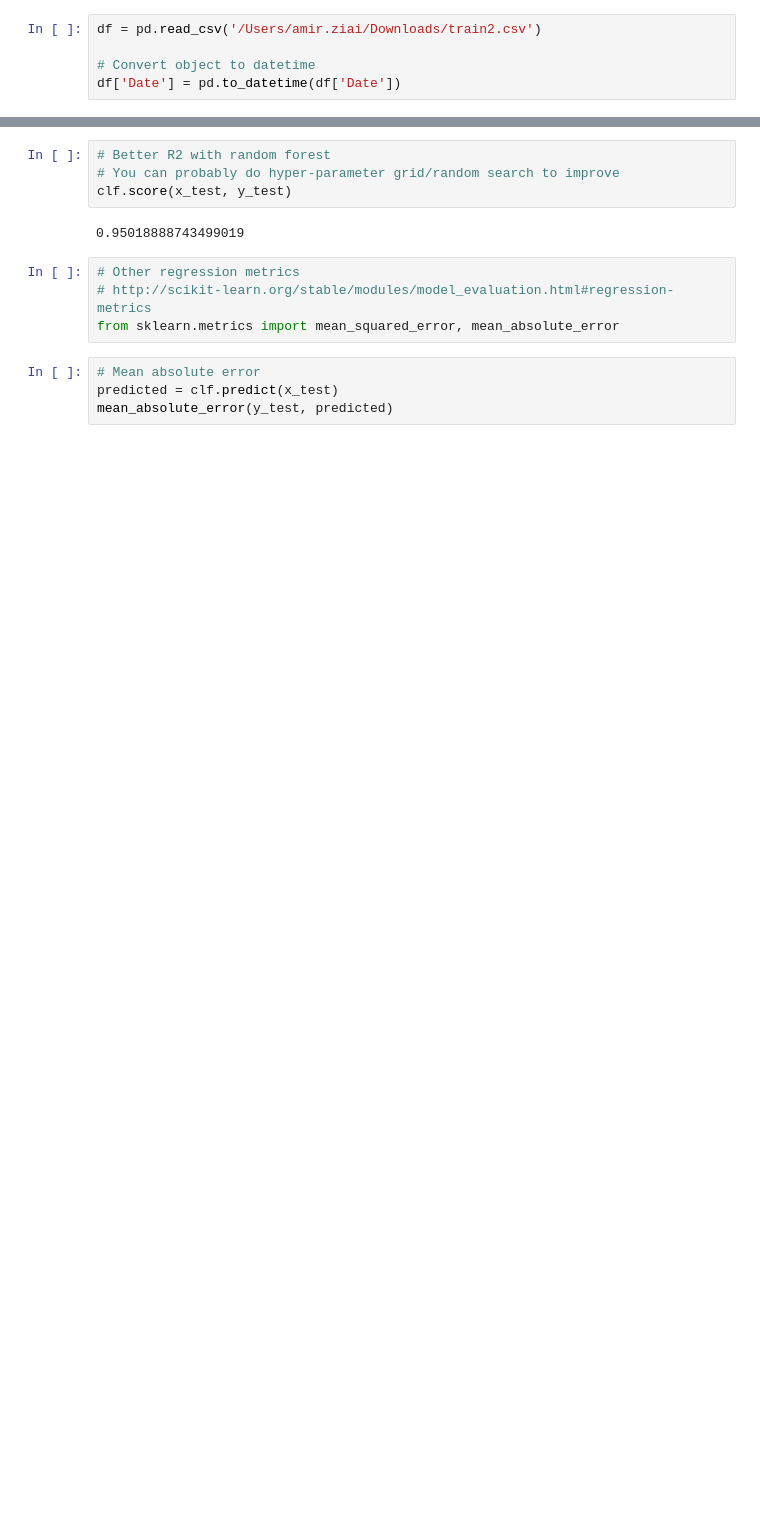
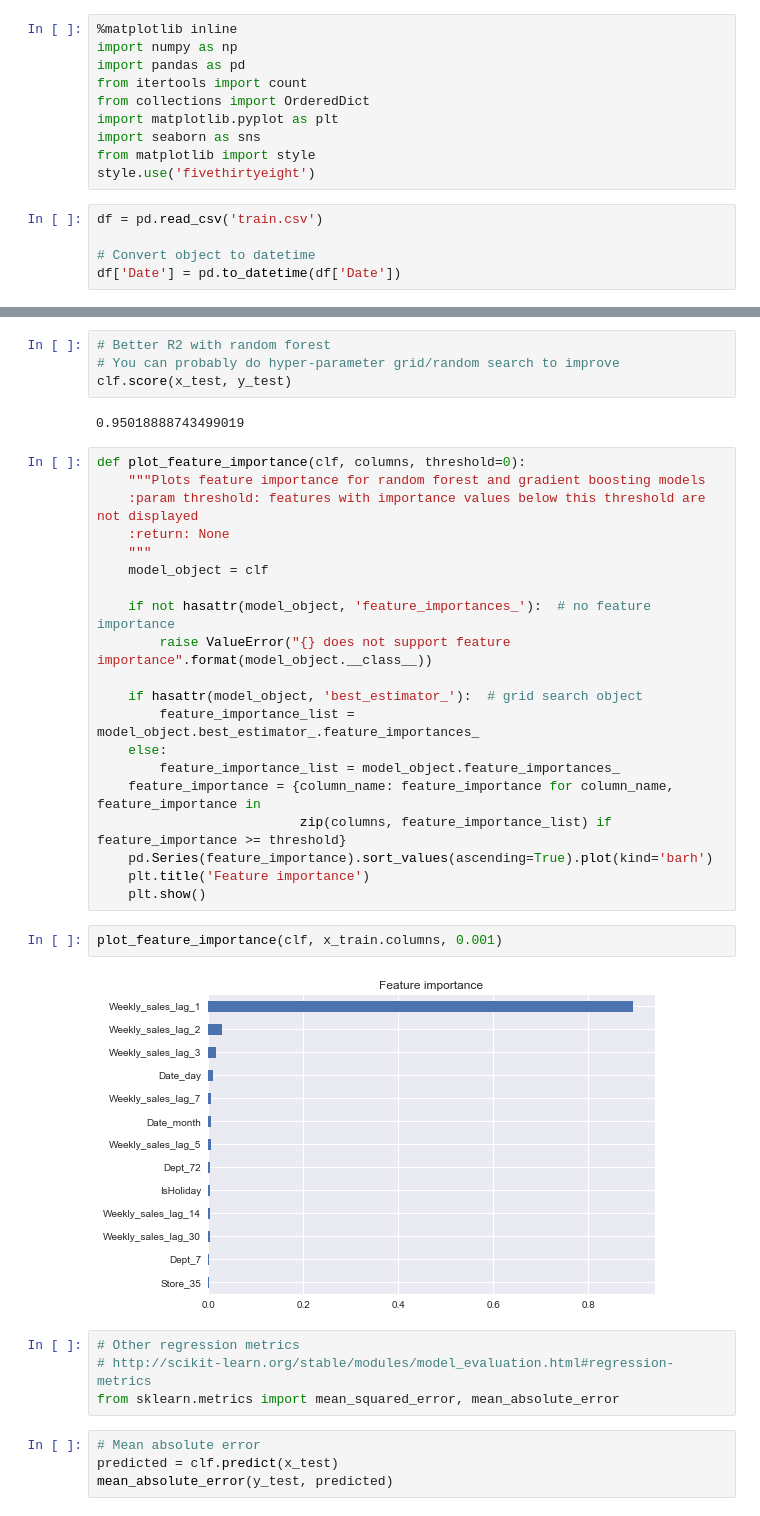
Before and after one commit to amirziai/learning, a Jupyter notebook: machine-learning/forecasting-ml.ipynb, the cells around one changed output, grey strips where cells are left out. Drawn from its saved outputs; the diff is of its cells as text; blank space fills up the shorter version.

```diff
--- a/machine-learning/forecasting-ml.ipynb
+++ b/machine-learning/forecasting-ml.ipynb
@@ -6,5 +4,15 @@ import pandas as pd
+# %%
+%matplotlib inline
+import numpy as np
+import pandas as pd
+from itertools import count
+from collections import OrderedDict
+import matplotlib.pyplot as plt
+import seaborn as sns
+from matplotlib import style
+style.use('fivethirtyeight')
 # %%
-df = pd.read_csv('/Users/amir.ziai/Downloads/train2.csv')
+df = pd.read_csv('train.csv')
 
 # Convert object to datetime
 df['Date'] = pd.to_datetime(df['Date'])
@@ -117,6 +125,30 @@ Wall time: 45.7 s
 clf.score(x_test, y_test)
 # %% [output]
 0.95018888743499019
+# %%
+def plot_feature_importance(clf, columns, threshold=0):
+    """Plots feature importance for random forest and gradient boosting models
+    :param threshold: features with importance values below this threshold are not displayed
+    :return: None
+    """
+    model_object = clf
+
+    if not hasattr(model_object, 'feature_importances_'):  # no feature importance
+        raise ValueError("{} does not support feature importance".format(model_object.__class__))
+
+    if hasattr(model_object, 'best_estimator_'):  # grid search object
+        feature_importance_list = model_object.best_estimator_.feature_importances_
+    else:
+        feature_importance_list = model_object.feature_importances_
+    feature_importance = {column_name: feature_importance for column_name, feature_importance in
+                          zip(columns, feature_importance_list) if feature_importance >= threshold}
+    pd.Series(feature_importance).sort_values(ascending=True).plot(kind='barh')
+    plt.title('Feature importance')
+    plt.show()
+# %%
+plot_feature_importance(clf, x_train.columns, 0.001)
+# %% [output]
+[figure, added]
 # %%
 # Other regression metrics
 # http://scikit-learn.org/stable/modules/model_evaluation.html#regression-metrics
```
Also changed, not shown: parts of 28 cells of this notebook, 1 other file.
